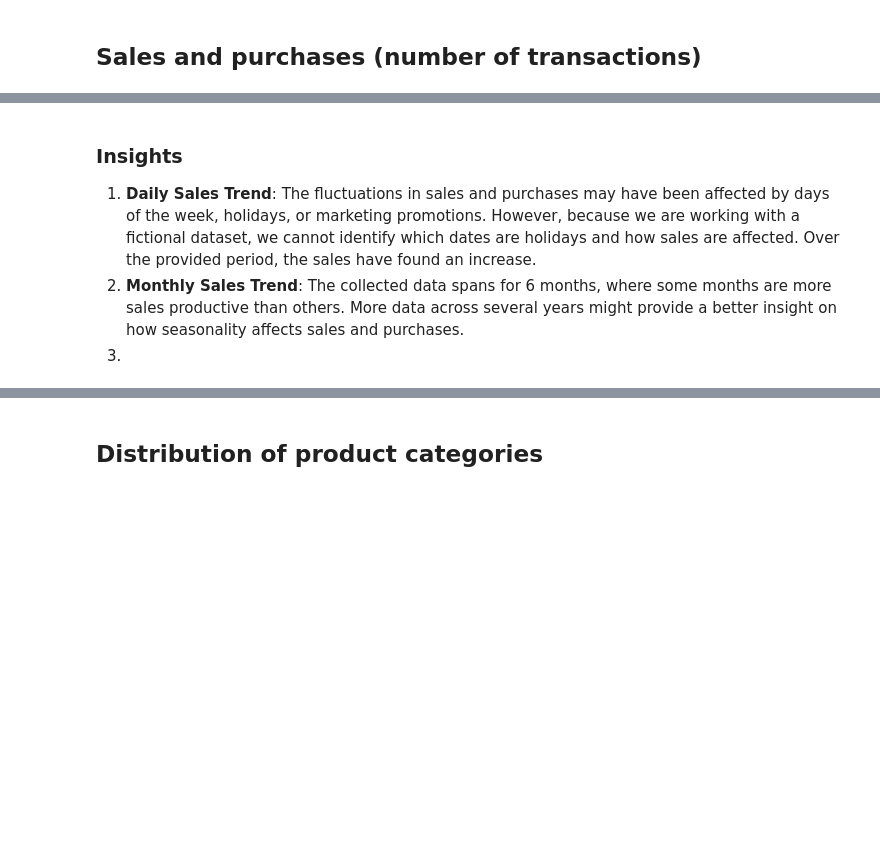
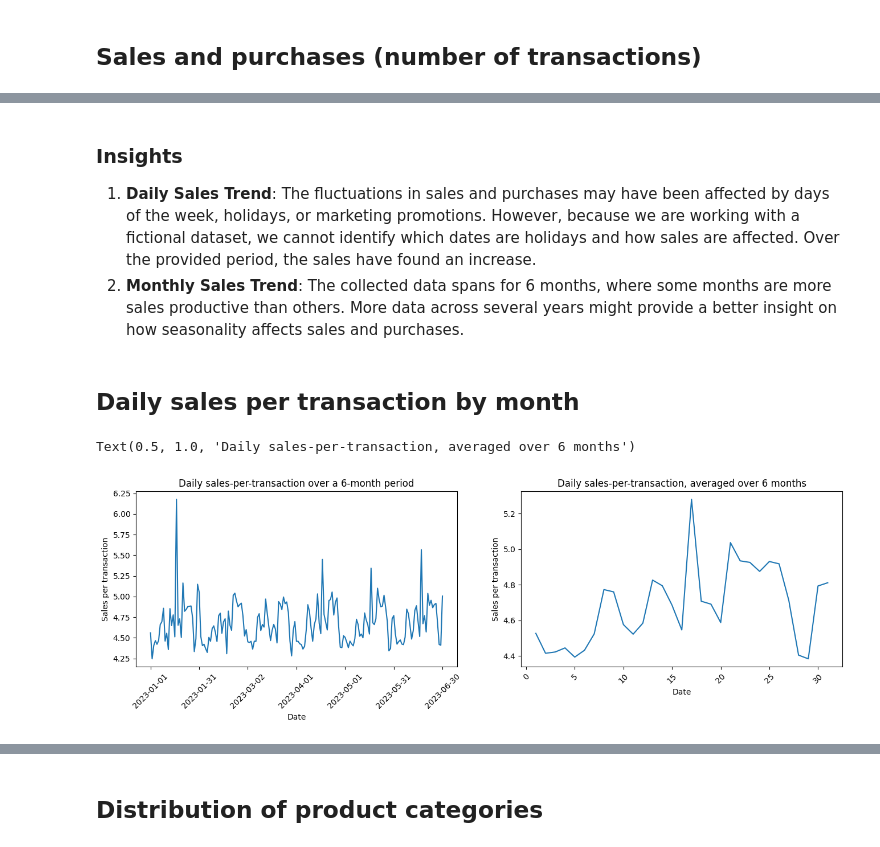
Before and after one commit to mlcuadra1/Coffee-Shop-EDA, a Jupyter notebook: notebooks/eda.ipynb, the cells around one changed output, grey strips where cells are left out. Saved outputs shown, nothing was run; the diff lists cells and outputs as text; code cells hidden in the pictures; blank space fills up the shorter version.

```diff
--- a/notebooks/eda.ipynb
+++ b/notebooks/eda.ipynb
@@ -107,4 +121,31 @@ plt.show()
 ### Insights
 1. **Daily Sales Trend**: The fluctuations in sales and purchases may have been affected by days of the week, holidays, or marketing promotions. However, because we are working with a fictional dataset, we cannot identify which dates are holidays and how sales are affected. Over the provided period, the sales have found an increase.
 2. **Monthly Sales Trend**: The collected data spans for 6 months, where some months are more sales productive than others. More data across several years might provide a better insight on how seasonality affects sales and purchases.
-3.
+# %% [markdown]
+## Daily sales per transaction by month
+# %%
+monthly_trend = data
+# monthly_trend['day'] = monthly_trend['transaction_date'].dt.day
+
+daily_sales_per_transac_6months = monthly_trend.groupby('transaction_date')['Total_Bill'].mean()
+daily_sales_per_transac_by_month = monthly_trend.groupby('day')['Total_Bill'].mean()
+
+fig, (ax0, ax1) = plt.subplots(1, 2, figsize=figsize1_2)
+
+ax0.plot(daily_sales_per_transac_6months.index, daily_sales_per_transac_6months.values)
+
+ax0.set_xticks(ax0.get_xticks()[::30])  # Show only every 7th label (weekly)
+ax0.xaxis.set_tick_params(rotation=45)  # Rotate and adjust size for readability
+ax0.set_xlabel('Date')
+ax0.set_ylabel('Sales per transaction')
+ax0.set_title('Daily sales-per-transaction over a 6-month period')
+
+ax1.plot(daily_sales_per_transac_by_month.index, daily_sales_per_transac_by_month.values)
+
+ax1.xaxis.set_tick_params(rotation=45)  # Rotate and adjust size for readability
+ax1.set_xlabel('Date')
+ax1.set_ylabel('Sales per transaction')
+ax1.set_title('Daily sales-per-transaction, averaged over 6 months')
+# %% [output]
+Text(0.5, 1.0, 'Daily sales-per-transaction, averaged over 6 months')
+[figure, added]
```
Also changed, not shown: parts of 16 cells of this notebook, 1 other file.
